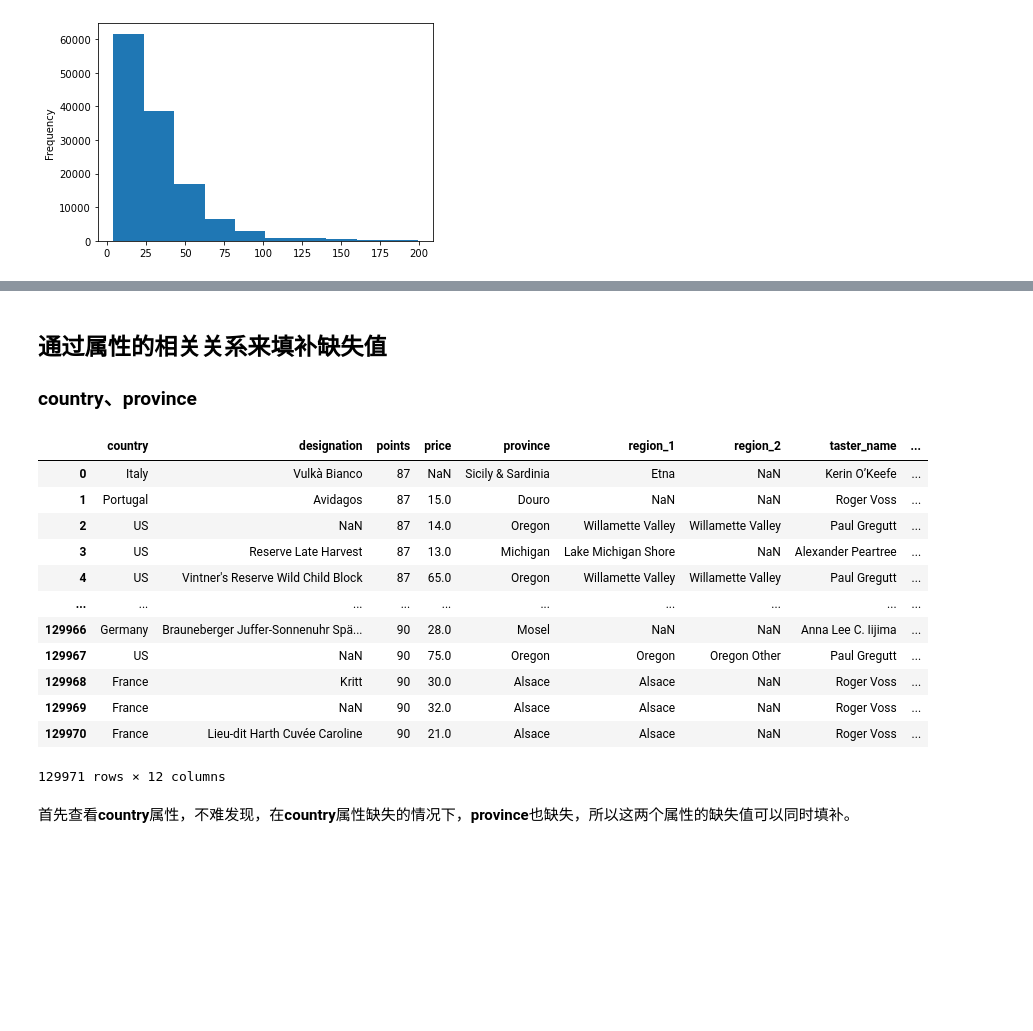
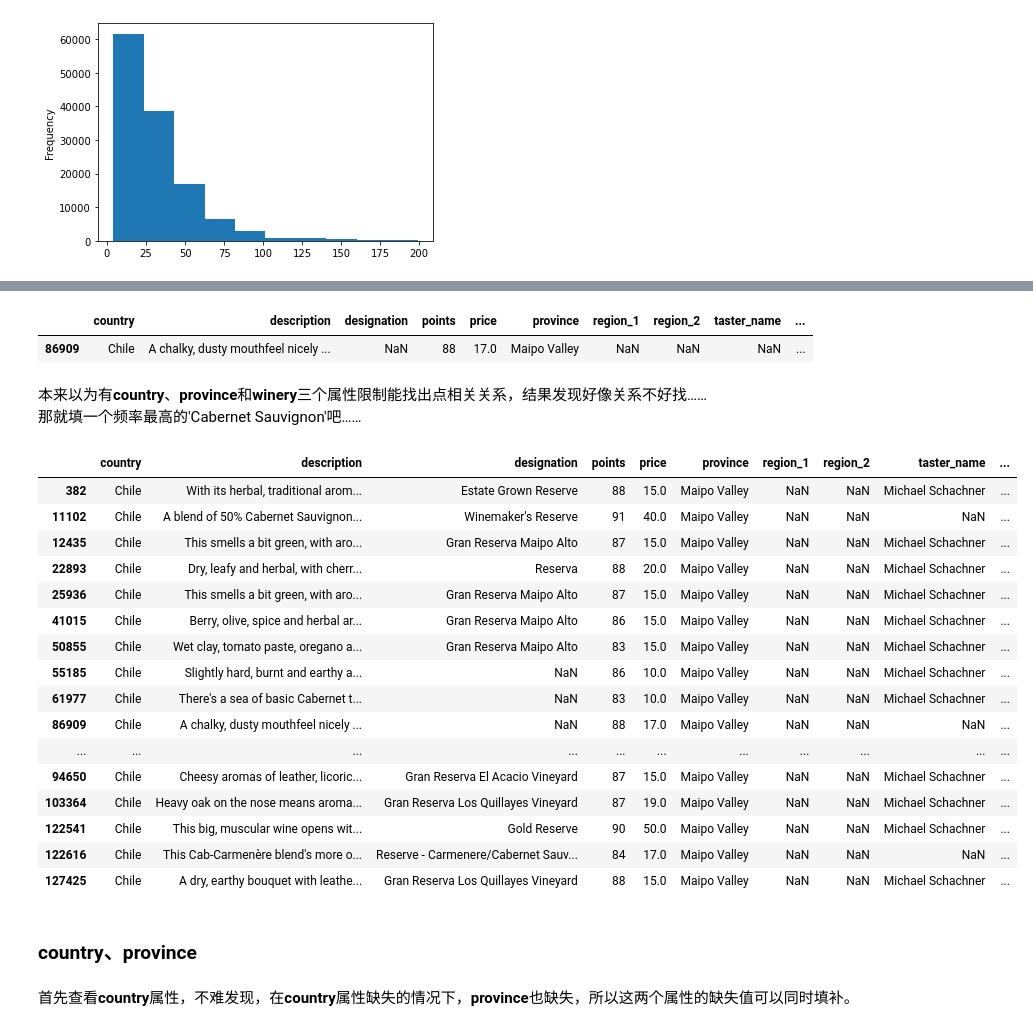
Before and after one commit to Laoannnnn/DataMining, a Jupyter notebook: WineReviews.ipynb, the cells around one changed output, grey strips where cells are left out. Cells and saved outputs as stored; diff of their text form; code cells hidden in the pictures; blank space fills up the shorter version.

```diff
--- a/WineReviews.ipynb
+++ b/WineReviews.ipynb
@@ -254,0 +261,28 @@ fillna_130k[fillna_130k["price"]<200]['price'].plot.hist()
+# %%
+fillna_130k[fillna_130k['variety'].isnull()]
+# %% [output]
+|  | country | description | designation | points | price | province | region_1 | region_2 | taster_name | ... |
+| 86909 | Chile | A chalky, dusty mouthfeel nicely ... | NaN | 88 | 17.0 | Maipo Valley | NaN | NaN | NaN | ... |
+# %% [markdown]
+本来以为有**country**、**province**和**winery**三个属性限制能找出点相关关系，结果发现好像关系不好找……
+那就填一个频率最高的'Cabernet Sauvignon'吧……
+# %%
+fillna_130k[(fillna_130k['country']=='Chile') & (fillna_130k['province']=='Maipo Valley') & (fillna_130k['winery']=='Carmen')]
+# %% [output]
+|  | country | description | designation | points | price | province | region_1 | region_2 | taster_name | ... |
+| 382 | Chile | With its herbal, traditional arom... | Estate Grown Reserve | 88 | 15.0 | Maipo Valley | NaN | NaN | Michael Schachner | ... |
+| 11102 | Chile | A blend of 50% Cabernet Sauvignon... | Winemaker's Reserve | 91 | 40.0 | Maipo Valley | NaN | NaN | NaN | ... |
+| 12435 | Chile | This smells a bit green, with aro... | Gran Reserva Maipo Alto | 87 | 15.0 | Maipo Valley | NaN | NaN | Michael Schachner | ... |
+| 22893 | Chile | Dry, leafy and herbal, with cherr... | Reserva | 88 | 20.0 | Maipo Valley | NaN | NaN | Michael Schachner | ... |
+| 25936 | Chile | This smells a bit green, with aro... | Gran Reserva Maipo Alto | 87 | 15.0 | Maipo Valley | NaN | NaN | Michael Schachner | ... |
+| 41015 | Chile | Berry, olive, spice and herbal ar... | Gran Reserva Maipo Alto | 86 | 15.0 | Maipo Valley | NaN | NaN | Michael Schachner | ... |
+| 50855 | Chile | Wet clay, tomato paste, oregano a... | Gran Reserva Maipo Alto | 83 | 15.0 | Maipo Valley | NaN | NaN | Michael Schachner | ... |
+| 55185 | Chile | Slightly hard, burnt and earthy a... | NaN | 86 | 10.0 | Maipo Valley | NaN | NaN | Michael Schachner | ... |
+| 61977 | Chile | There's a sea of basic Cabernet t... | NaN | 83 | 10.0 | Maipo Valley | NaN | NaN | Michael Schachner | ... |
+| 86909 | Chile | A chalky, dusty mouthfeel nicely ... | NaN | 88 | 17.0 | Maipo Valley | NaN | NaN | NaN | ... |
+| ... | ... | ... | ... | ... | ... | ... | ... | ... | ... | ... |
+| 94650 | Chile | Cheesy aromas of leather, licoric... | Gran Reserva El Acacio Vineyard | 87 | 15.0 | Maipo Valley | NaN | NaN | Michael Schachner | ... |
+| 103364 | Chile | Heavy oak on the nose means aroma... | Gran Reserva Los Quillayes Vineyard | 87 | 19.0 | Maipo Valley | NaN | NaN | Michael Schachner | ... |
+| 122541 | Chile | This big, muscular wine opens wit... | Gold Reserve | 90 | 50.0 | Maipo Valley | NaN | NaN | Michael Schachner | ... |
+| 122616 | Chile | This Cab-Carmenère blend's more o... | Reserve - Carmenere/Cabernet Sauv... | 84 | 17.0 | Maipo Valley | NaN | NaN | NaN | ... |
+| 127425 | Chile | A dry, earthy bouquet with leathe... | Gran Reserva Los Quillayes Vineyard | 88 | 15.0 | Maipo Valley | NaN | NaN | Michael Schachner | ... |
@@ -255,23 +291,5 @@ fillna_130k[fillna_130k["price"]<200]['price'].plot.hist()
 # %% [markdown]
-## 通过属性的相关关系来填补缺失值
 ### country、province
-# %%
-fillna_130k = csv_130k.copy(deep=True)
-fillna_130k.drop(columns=['description'])
-# %% [output]
-|  | country | designation | points | price | province | region_1 | region_2 | taster_name | ... |
-| 0 | Italy | Vulkà Bianco | 87 | NaN | Sicily & Sardinia | Etna | NaN | Kerin O’Keefe | ... |
-| 1 | Portugal | Avidagos | 87 | 15.0 | Douro | NaN | NaN | Roger Voss | ... |
-| 2 | US | NaN | 87 | 14.0 | Oregon | Willamette Valley | Willamette Valley | Paul Gregutt | ... |
-| 3 | US | Reserve Late Harvest | 87 | 13.0 | Michigan | Lake Michigan Shore | NaN | Alexander Peartree | ... |
-| 4 | US | Vintner's Reserve Wild Child Block | 87 | 65.0 | Oregon | Willamette Valley | Willamette Valley | Paul Gregutt | ... |
-| ... | ... | ... | ... | ... | ... | ... | ... | ... | ... |
-| 129966 | Germany | Brauneberger Juffer-Sonnenuhr Spä... | 90 | 28.0 | Mosel | NaN | NaN | Anna Lee C. Iijima | ... |
-| 129967 | US | NaN | 90 | 75.0 | Oregon | Oregon | Oregon Other | Paul Gregutt | ... |
-| 129968 | France | Kritt | 90 | 30.0 | Alsace | Alsace | NaN | Roger Voss | ... |
-| 129969 | France | NaN | 90 | 32.0 | Alsace | Alsace | NaN | Roger Voss | ... |
-| 129970 | France | Lieu-dit Harth Cuvée Caroline | 90 | 21.0 | Alsace | Alsace | NaN | Roger Voss | ... |
-129971 rows × 12 columns
 # %% [markdown]
 首先查看**country**属性，不难发现，在**country**属性缺失的情况下，**province**也缺失，所以这两个属性的缺失值可以同时填补。
 # %%
```
Also changed, not shown: parts of 22 cells of this notebook.
